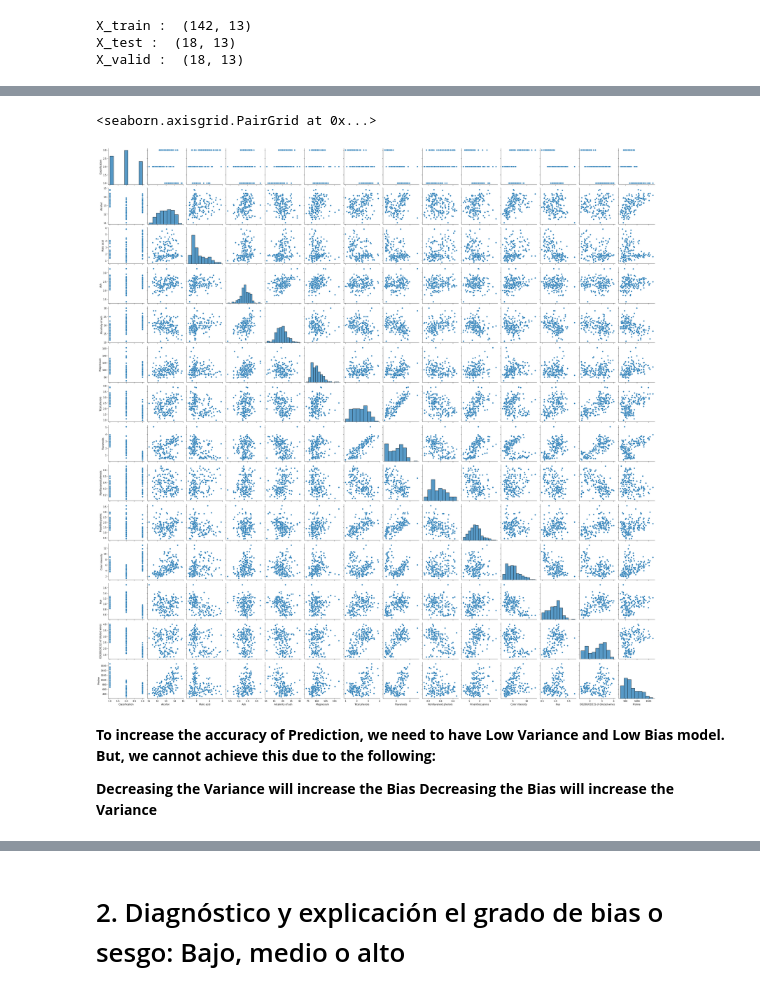
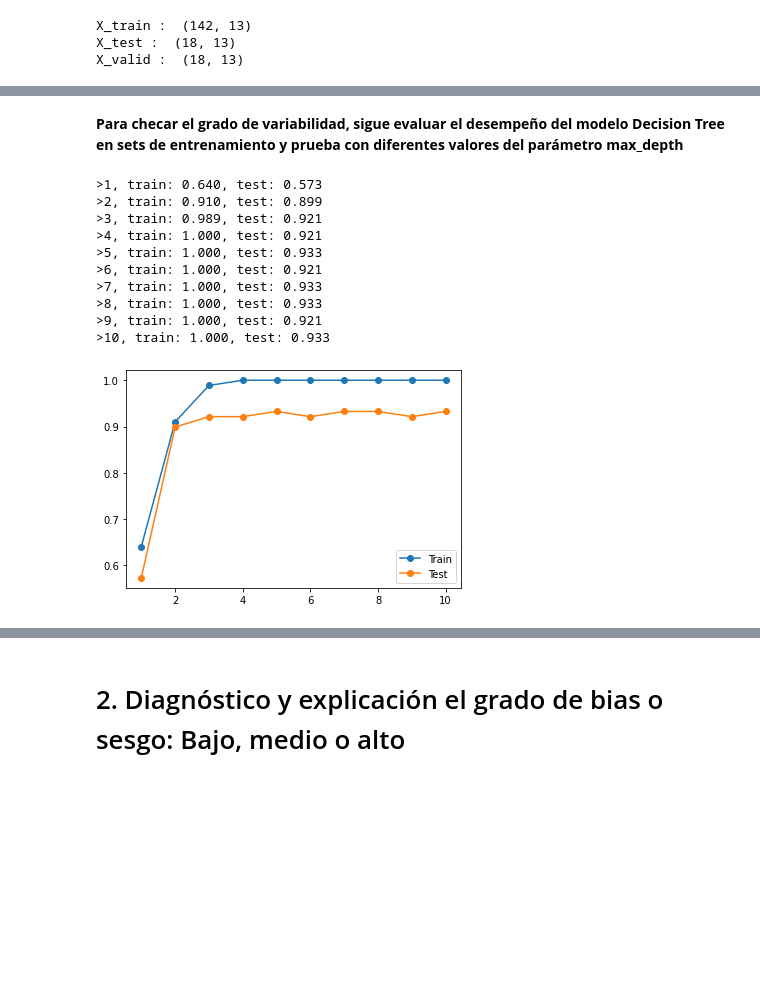
Before and after one commit to marycarmenvv/Modulo2_AnalisisYReporte_A00828570, a Jupyter notebook: Modulo2_AnalisisYReporte_A00828570.ipynb, the cells around one changed output, grey strips where cells are left out. Saved outputs shown, nothing was run; the diff lists cells and outputs as text; code cells hidden in the pictures; blank space fills up the shorter version.

```diff
--- a/Modulo2_AnalisisYReporte_A00828570.ipynb
+++ b/Modulo2_AnalisisYReporte_A00828570.ipynb
@@ -139,2 +153,4 @@ classifier.score(X_train, y_train)
 # %%
-test_pred_decision_tree = classifier.predict(X_valid)
+test_pred_valid = classifier.predict(X_valid)
+
+metrics.accuracy_score(y_valid, test_pred_valid)
@@ -143,4 +168,7 @@ test_pred_decision_tree_list = test_pred_decision_tree.tolist()
+# %%
+test_pred_valid_list = test_pred_valid.tolist()
+y_valid_list = y_valid.tolist()
 # %%
-for i in range(len(test_pred_decision_tree)):
-  print('Real: ',test_pred_decision_tree_list[i],' | Pred: ', test_pred_decision_tree_list[i])
+for i in range(len(test_pred_valid)):
+  print('Real: ',y_valid_list[i],' | Pred: ', test_pred_valid_list [i])
 # %% [output]
@@ -165,14 +193,49 @@ Real:  3  | Pred:  3
 # %%
-sns.pairplot(df1)
+#sns.pairplot(df1)
-# %% [output]
-<seaborn.axisgrid.PairGrid at 0x...>
-[figure, removed]
-# %% [markdown]
-**To increase the accuracy of Prediction, we need to
-have Low Variance and Low Bias model. But, we cannot achieve this due to the following:**
-
-
-
-
-**Decreasing the Variance will increase the Bias
-Decreasing the Bias will increase the Variance**
+# %% [markdown]
+**Para checar el grado de variabilidad, sigue evaluar el desempeño del modelo Decision Tree en sets de entrenamiento y prueba con diferentes valores del parámetro max_depth**
+# %%
+# Se definen listas para guardar la métrica "accuracy score" para el set de entrenamiento y prueba
+# correspondientes
+train_scores, test_scores = list(), list()
+
+# Se definen las profundidades del árbol para evaluar, en este caso que sean 10
+profundidades = [i for i in range(1, 11)]
+
+# Función for para evaluar el árbol de decisión para cada profundidad
+for i in profundidades:
+
+	model = DecisionTreeClassifier(max_depth=i) # Va a recorrer las 10 iteraciones
+
+	model.fit(X_train, y_train)
+
+	# Evaluación del dataset de entrenamiento
+	train_yhat = model.predict(X_train)
+	train_acc = accuracy_score(y_train, train_yhat)
+	train_scores.append(train_acc)
+
+	# Evaluación del dataset de prueba
+	test_yhat = model.predict(X_test)
+	test_acc = accuracy_score(y_test, test_yhat)
+	test_scores.append(test_acc)
+
+	# Resumen que imprima el número de profundidad, accuracy del set de entrenamiento y accuracy del set de prueba
+	print('>%d, train: %.3f, test: %.3f' % (i, train_acc, test_acc))
+
+# Plot del Accuracy de entrenamiento y prueba vs profundidades del Decision Tree
+pyplot.plot(profundidades, train_scores, '-o', label='Train')
+pyplot.plot(profundidades, test_scores, '-o', label='Test')
+pyplot.legend()
+pyplot.show()
+# %% [output]
+>1, train: 0.640, test: 0.573
+>2, train: 0.910, test: 0.899
+>3, train: 0.989, test: 0.921
+>4, train: 1.000, test: 0.921
+>5, train: 1.000, test: 0.933
+>6, train: 1.000, test: 0.921
+>7, train: 1.000, test: 0.933
+>8, train: 1.000, test: 0.933
+>9, train: 1.000, test: 0.921
+>10, train: 1.000, test: 0.933
+[figure, added]
```
Also changed, not shown: parts of 27 cells of this notebook.
